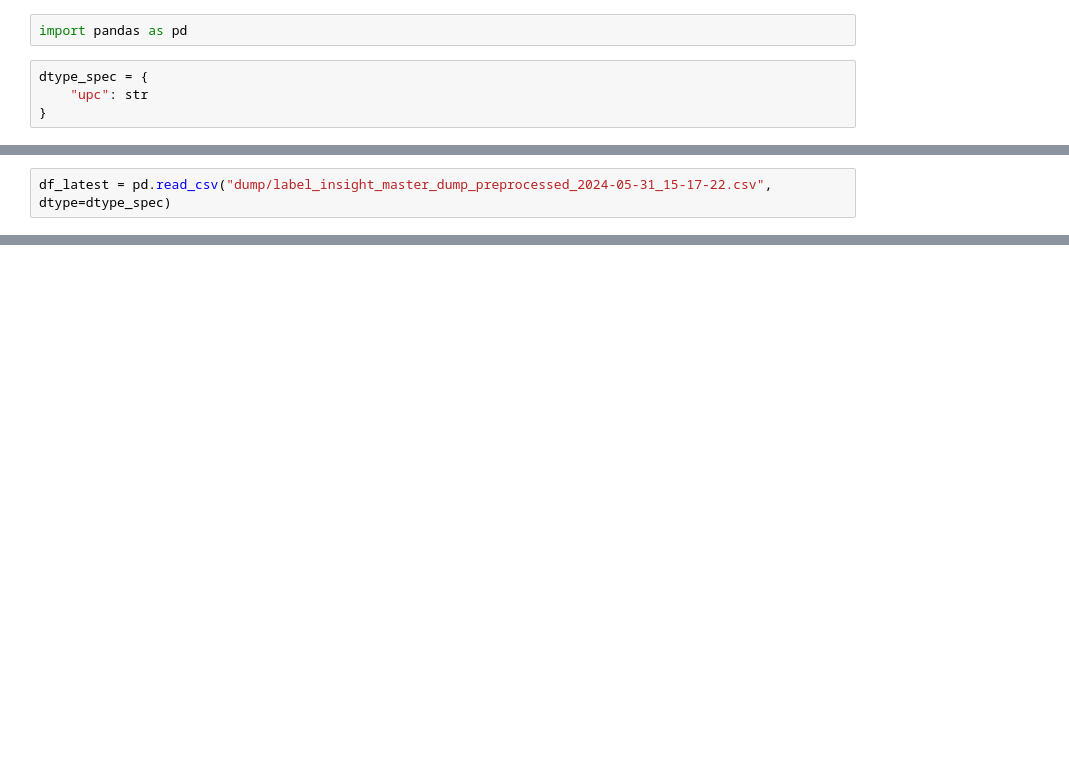
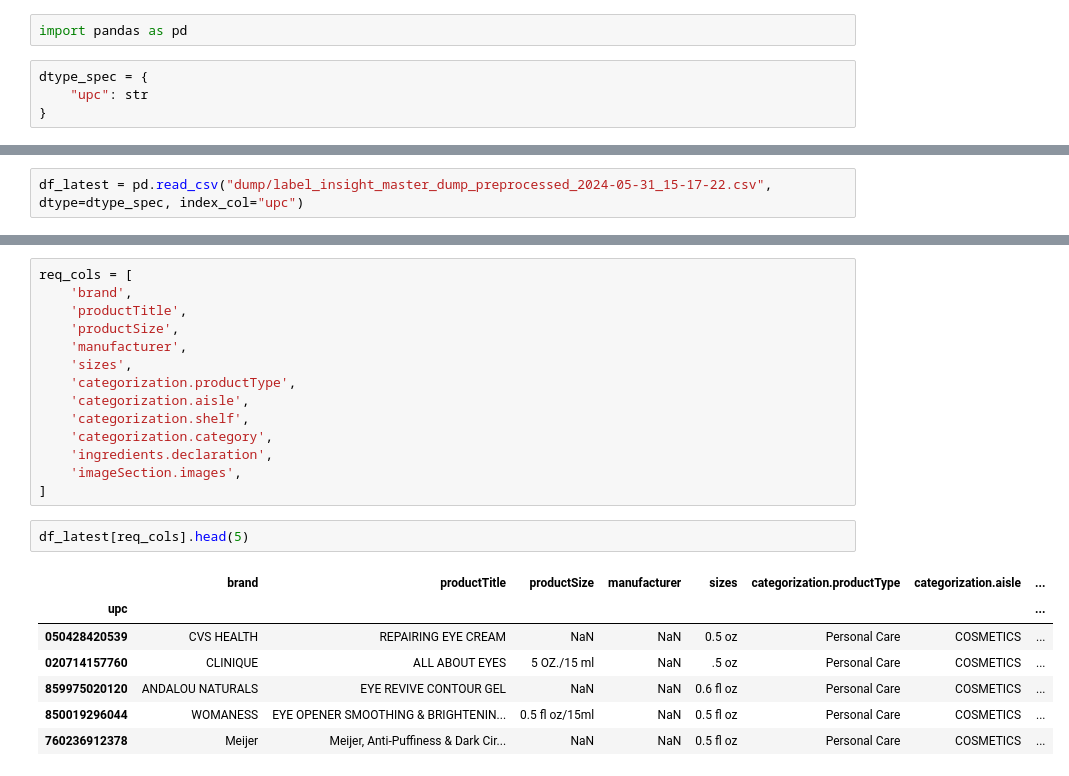
Before and after one commit to wilson-sequoiaat/pandas, a Jupyter notebook: label_insight_merge.ipynb, the cells around one changed output, grey strips where cells are left out. Saved outputs shown, nothing was run; the diff lists cells and outputs as text; blank space fills up the shorter version.

```diff
--- a/label_insight_merge.ipynb
+++ b/label_insight_merge.ipynb
@@ -9,2 +9,2 @@ df_prev = pd.read_csv("dump/label_insight_master_dump_preprocessed_2024-05-01_09
 # %%
-df_latest = pd.read_csv("dump/label_insight_master_dump_preprocessed_2024-05-31_15-17-22.csv", dtype=dtype_spec)
+df_latest = pd.read_csv("dump/label_insight_master_dump_preprocessed_2024-05-31_15-17-22.csv", dtype=dtype_spec, index_col="upc")
@@ -30,0 +35,24 @@ Index(['upc', 'brand', 'subBrand', 'productTitle', 'productSize',
+# %%
+req_cols = [
+    'brand',
+    'productTitle',
+    'productSize',
+    'manufacturer',
+    'sizes',
+    'categorization.productType',
+    'categorization.aisle',
+    'categorization.shelf',
+    'categorization.category',
+    'ingredients.declaration',
+    'imageSection.images',
+]
+# %%
+df_latest[req_cols].head(5)
+# %% [output]
+|  | brand | productTitle | productSize | manufacturer | sizes | categorization.productType | categorization.aisle | ... |
+| upc |  |  |  |  |  |  |  | ... |
+| 050428420539 | CVS HEALTH | REPAIRING EYE CREAM | NaN | NaN | 0.5 oz | Personal Care | COSMETICS | ... |
+| 020714157760 | CLINIQUE | ALL ABOUT EYES | 5 OZ./15 ml | NaN | .5 oz | Personal Care | COSMETICS | ... |
+| 859975020120 | ANDALOU NATURALS | EYE REVIVE CONTOUR GEL | NaN | NaN | 0.6 fl oz | Personal Care | COSMETICS | ... |
+| 850019296044 | WOMANESS | EYE OPENER SMOOTHING & BRIGHTENIN... | 0.5 fl oz/15ml | NaN | 0.5 fl oz | Personal Care | COSMETICS | ... |
+| 760236912378 | Meijer | Meijer, Anti-Puffiness & Dark Cir... | NaN | NaN | 0.5 fl oz | Personal Care | COSMETICS | ... |
```
Also changed, not shown: parts of 21 cells of this notebook, 4 other files.
